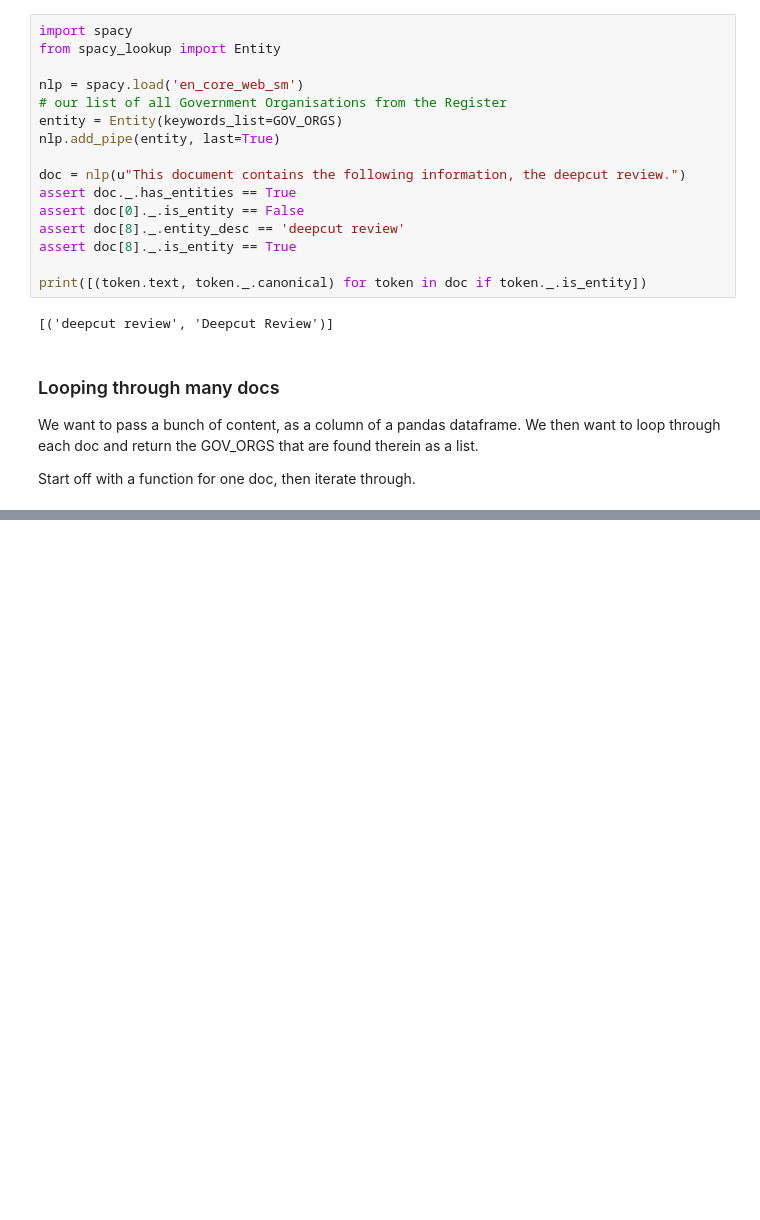
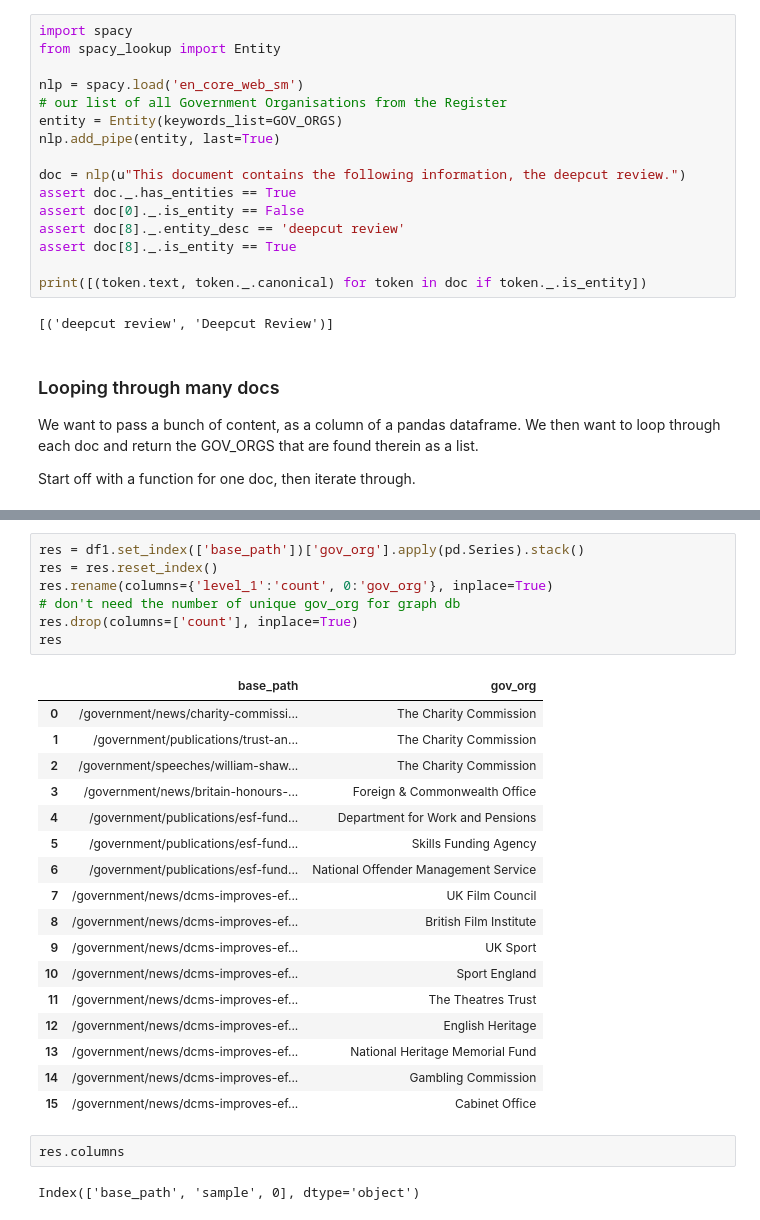
Before and after one commit to alphagov/govuk-spaCy, a Jupyter notebook: 01_finding_words_phrases_names_and_concepts.ipynb, the cells around one changed output, grey strips where cells are left out. Cells and saved outputs as stored; diff of their text form; blank space fills up the shorter version.

```diff
--- a/01_finding_words_phrases_names_and_concepts.ipynb
+++ b/01_finding_words_phrases_names_and_concepts.ipynb
@@ -654,0 +802,29 @@ Start off with a function for one doc, then iterate through.
+# %%
+res = df1.set_index(['base_path'])['gov_org'].apply(pd.Series).stack()
+res = res.reset_index()
+res.rename(columns={'level_1':'count', 0:'gov_org'}, inplace=True)
+# don't need the number of unique gov_org for graph db
+res.drop(columns=['count'], inplace=True)
+res
+# %% [output]
+|  | base_path | gov_org |
+| 0 | /government/news/charity-commissi... | The Charity Commission |
+| 1 | /government/publications/trust-an... | The Charity Commission |
+| 2 | /government/speeches/william-shaw... | The Charity Commission |
+| 3 | /government/news/britain-honours-... | Foreign & Commonwealth Office |
+| 4 | /government/publications/esf-fund... | Department for Work and Pensions |
+| 5 | /government/publications/esf-fund... | Skills Funding Agency |
+| 6 | /government/publications/esf-fund... | National Offender Management Service |
+| 7 | /government/news/dcms-improves-ef... | UK Film Council |
+| 8 | /government/news/dcms-improves-ef... | British Film Institute |
+| 9 | /government/news/dcms-improves-ef... | UK Sport |
+| 10 | /government/news/dcms-improves-ef... | Sport England |
+| 11 | /government/news/dcms-improves-ef... | The Theatres Trust |
+| 12 | /government/news/dcms-improves-ef... | English Heritage |
+| 13 | /government/news/dcms-improves-ef... | National Heritage Memorial Fund |
+| 14 | /government/news/dcms-improves-ef... | Gambling Commission |
+| 15 | /government/news/dcms-improves-ef... | Cabinet Office |
+# %%
+res.columns
+# %% [output]
+Index(['base_path', 'sample', 0], dtype='object')
```
Also changed, not shown: parts of 19 cells of this notebook, 3 other files.
